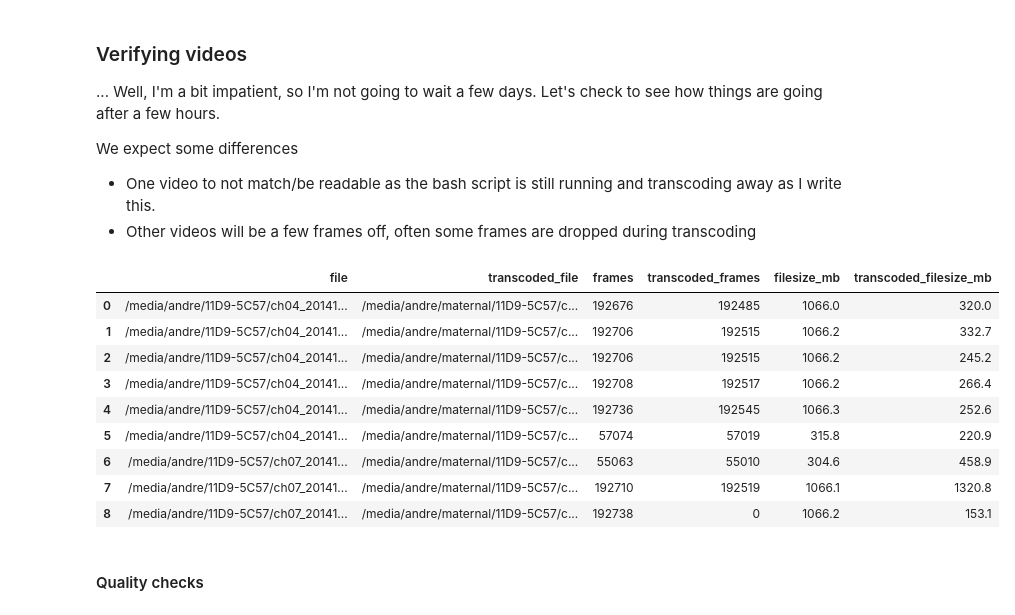
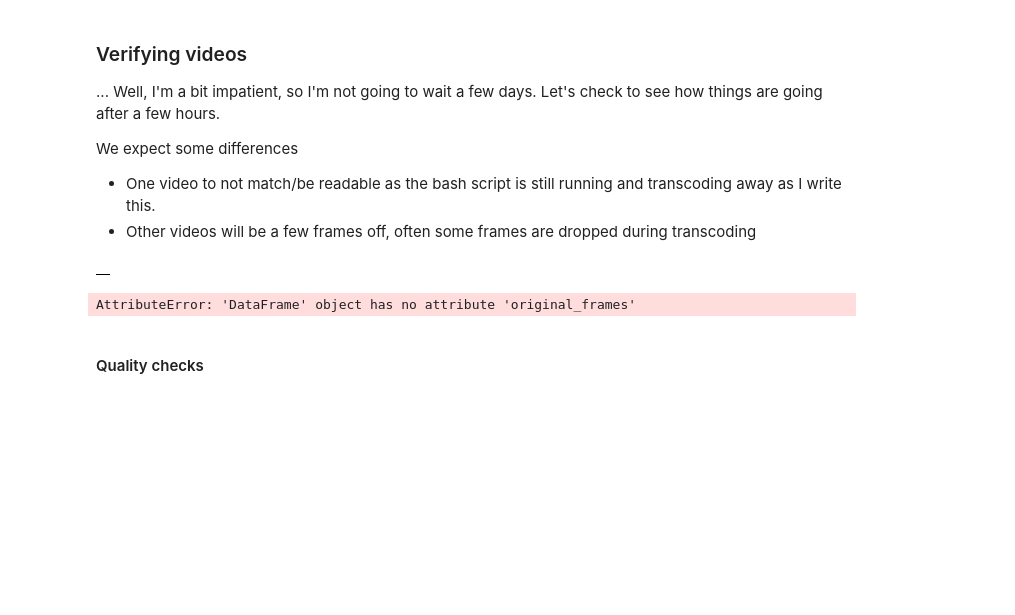
Before and after one commit to A-Telfer/preprocessing-behavior-videos, a Jupyter notebook: docs/_build/jupyter_execute/transcoding-large-experiments.ipynb, the cells around one changed output. Saved outputs shown, nothing was run; the diff lists cells and outputs as text; code cells hidden in the pictures; blank space fills up the shorter version.

```diff
--- a/docs/_build/jupyter_execute/transcoding-large-experiments.ipynb
+++ b/docs/_build/jupyter_execute/transcoding-large-experiments.ipynb
@@ -440,7 +440,7 @@ with open('transcode.sh', 'w') as fp:
         cmd = (
             "mkdir -p {output_dir} && " # make a new directory if necessary
             "ffmpeg -y -hwaccel cuda -hwaccel_output_format cuda -extra_hw_frames 4 -i {input_file} " # the input file and flags
-            "-c:v h264_nvenc -crf 24 -an {output_file}\n" # the output file and flags
+            "-c:v h264_nvenc -crf 24 -r 30 -an {output_file}\n" # the output file and flags
         ).format(
             output_dir=re.escape(str(output_filepath.parent)),
             input_file=re.escape(str(video)),
@@ -470,37 +470,28 @@ We expect some differences
 # %%
 transcoded_videos = (
     list(OUTPUT_DRIVE.glob('**/*.mp4')) +
     list(OUTPUT_DRIVE.glob('**/*.MPG'))
 )
 
 metadata = []
 for transcoded_video in tqdm(transcoded_videos):
     relative_path = transcoded_video.relative_to(OUTPUT_DRIVE)
     original_video = MOUNT_POINT / relative_path
 
     original_cap = cv2.VideoCapture(str(original_video))
     transcoded_cap = cv2.VideoCapture(str(transcoded_video))
 
     _metadata = {
-        'file': original_video,
+        'original_file': original_video,
         'transcoded_file': transcoded_video,
-        'frames': int(original_cap.get(cv2.CAP_PROP_FRAME_COUNT)),
+        'original_frames': int(original_cap.get(cv2.CAP_PROP_FRAME_COUNT)),
         'transcoded_frames': int(transcoded_cap.get(cv2.CAP_PROP_FRAME_COUNT)),
-        'filesize_mb': round(original_video.stat().st_size / 1e6, 1),
+        'original_filesize_mb': round(original_video.stat().st_size / 1e6, 1),
         'transcoded_filesize_mb': round(transcoded_video.stat().st_size / 1e6, 1),
     }
     metadata.append(_metadata)
 
 transcoded_metadata_df = pd.DataFrame(metadata)
 transcoded_metadata_df
 # %% [output]
-|  | file | transcoded_file | frames | transcoded_frames | filesize_mb | transcoded_filesize_mb |
-| 0 | /media/andre/11D9-5C57/ch04_20141... | /media/andre/maternal/11D9-5C57/c... | 192676 | 192485 | 1066.0 | 320.0 |
-| 1 | /media/andre/11D9-5C57/ch04_20141... | /media/andre/maternal/11D9-5C57/c... | 192706 | 192515 | 1066.2 | 332.7 |
-| 2 | /media/andre/11D9-5C57/ch04_20141... | /media/andre/maternal/11D9-5C57/c... | 192706 | 192515 | 1066.2 | 245.2 |
-| 3 | /media/andre/11D9-5C57/ch04_20141... | /media/andre/maternal/11D9-5C57/c... | 192708 | 192517 | 1066.2 | 266.4 |
-| 4 | /media/andre/11D9-5C57/ch04_20141... | /media/andre/maternal/11D9-5C57/c... | 192736 | 192545 | 1066.3 | 252.6 |
-| 5 | /media/andre/11D9-5C57/ch04_20141... | /media/andre/maternal/11D9-5C57/c... | 57074 | 57019 | 315.8 | 220.9 |
-| 6 | /media/andre/11D9-5C57/ch07_20141... | /media/andre/maternal/11D9-5C57/c... | 55063 | 55010 | 304.6 | 458.9 |
-| 7 | /media/andre/11D9-5C57/ch07_20141... | /media/andre/maternal/11D9-5C57/c... | 192710 | 192519 | 1066.1 | 1320.8 |
-| 8 | /media/andre/11D9-5C57/ch07_20141... | /media/andre/maternal/11D9-5C57/c... | 192738 | 0 | 1066.2 | 153.1 |
+|  |
@@ -507,3 +500,7 @@ transcoded_metadata_df
+# %%
+transcoded_metadata_df.original_frames - transcoded_metadata_df.transcoded_frames
+# %% [output]
+AttributeError: 'DataFrame' object has no attribute 'original_frames'
 # %% [markdown]
 #### Quality checks
 # %% [markdown]
```
Also changed, not shown: parts of 4 cells of this notebook, 20 other files.
